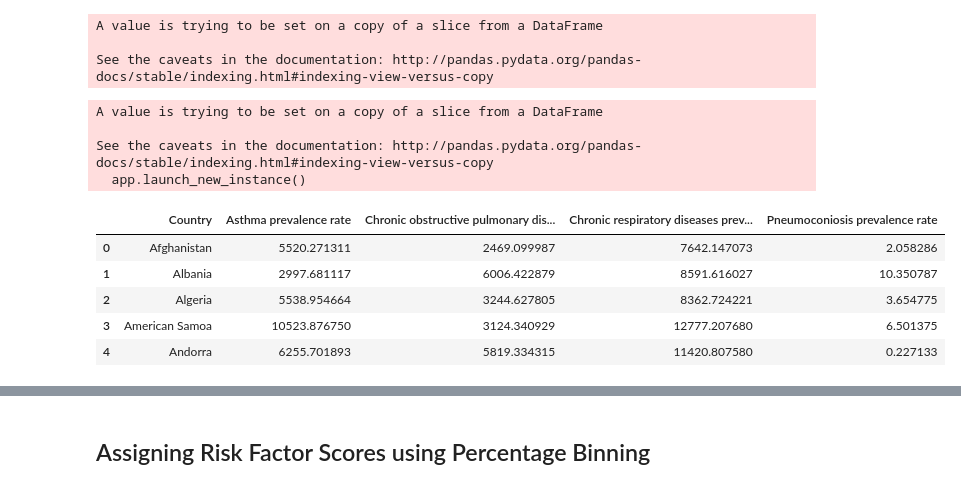
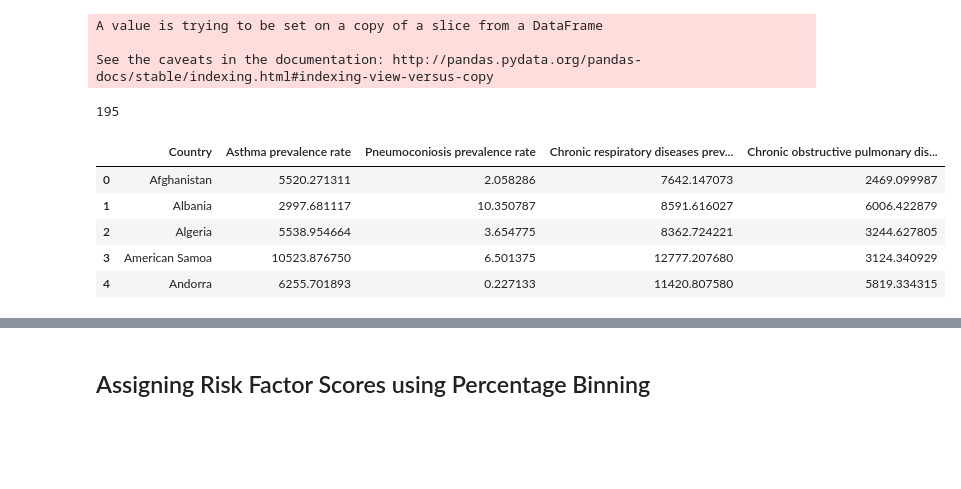
Before and after one commit to gsebaali/covid19_and_ncd_risk_factors, a Jupyter notebook: risk_factors_scores.ipynb, the cells around one changed output, grey strips where cells are left out. Cells and saved outputs as stored; diff of their text form; code cells hidden in the pictures; blank space fills up the shorter version.

```diff
--- a/risk_factors_scores.ipynb
+++ b/risk_factors_scores.ipynb
@@ -370,7 +388,3 @@ df_beh = df[(df['Risk Factor']=='Behavioral Risk Factor') &
             & (df['Disaggregation']=='Both sexes')]
 
 #df_beh.shape
-# %%
-df_beh[(df_beh['Indicator']=='Alcohol, heavy episodic drinking (15+) past 30 days (%), age-standardized')& (df_beh['Country']=='Congo')]
-
-df_beh.drop([7581],inplace=True)
@@ -391,7 +427,8 @@ for i in irange:
     pivot.reset_index(inplace=True)
     pivot.columns =['Country', i]
     df_behrisk['Country']=pivot['Country']
-    df_behrisk [i] = pivot[i]
+    #df_behrisk [i] = pivot[i]
+    df_behrisk = pd.concat([df_behrisk, pivot[i]], axis=1)
 
 
 
@@ -432,18 +447,3 @@ corr.style.background_gradient(cmap='coolwarm').set_precision(2)
 #### NCD Risk Factor
 # %%
 df_perc=df[(df['Year']==2017) & (df['Risk Factor']=='NCD Prevalence Rate')]
-# %%
-## remove duplicates of Congo
-
-df_perc[(df_perc['Indicator']=='Asthma prevalence rate')&( df_perc['Country']=='Congo')]
-df_perc.drop([6367], inplace=True)
-
-
-df_perc[df_perc['Indicator']=='Chronic obstructive pulmonary disease prevalence rate']['Country'].nunique()
-df_perc.drop([6563], inplace=True)
-
-df_perc[df_perc['Indicator']=='Chronic respiratory diseases prevalence rate']['Country'].nunique()
-df_perc.drop([6758], inplace=True)
-
-df_perc[df_perc['Indicator']=='Pneumoconiosis prevalence rate']['Country'].nunique()
-df_perc.drop([7165], inplace=True)
@@ -471,33 +458,52 @@ all 0 for the indicator: "Other chronic respiratory diseases prevalence rate" so
 A value is trying to be set on a copy of a slice from a DataFrame
 
 See the caveats in the documentation: http://pandas.pydata.org/pandas-docs/stable/indexing.html#indexing-view-versus-copy
+# %%
+a = df_perc[df_perc['Indicator']=='Asthma prevalence rate' ]
+b = df_perc[df_perc['Indicator']=='Chronic obstructive pulmonary disease prevalence rate'  ]
+c = df_perc[df_perc['Indicator']=='Chronic respiratory diseases prevalence rate' ]
+d = df_perc[df_perc['Indicator']== 'Pneumoconiosis prevalence rate' ]
+
+common_countries_ncd = \
+    set.intersection(set(a['Country']), set(b['Country']), set(c['Country']),set(d['Country']))
+
+
+df_perc = pd.concat([
+    a[a['Country'].isin(common_countries_ncd)],
+    b[b['Country'].isin(common_countries_ncd)],
+    c[c['Country'].isin(common_countries_ncd)],
+    d[d['Country'].isin(common_countries_ncd)]
+
+]).sort_values(by='Country')
+# %%
+len(common_countries_ncd)
+# %% [output]
+195
 # %%
 df_ncd=pd.DataFrame()
 irange = df_perc['Indicator'].unique()
 df_perc.sort_values(['Indicator', 'Country'], ascending=True, inplace = True)
 
 for i in irange:
 
     pivot = df_perc[df_perc['Indicator']==i].pivot(index='Country', columns='Indicator', values='Data')
     pivot.reset_index(inplace=True)
     pivot.columns =['Country', i]
     df_ncd['Country']=pivot['Country']
-    df_ncd [i] = pivot[i]
+    #df_ncd [i] = pivot[i]
+    df_ncd = pd.concat([df_ncd, pivot[i]], axis=1)
+
 
 
 
 df_ncd.head()
 # %% [output]
-A value is trying to be set on a copy of a slice from a DataFrame
-
-See the caveats in the documentation: http://pandas.pydata.org/pandas-docs/stable/indexing.html#indexing-view-versus-copy
-  app.launch_new_instance()
-|  | Country | Asthma prevalence rate | Chronic obstructive pulmonary dis... | Chronic respiratory diseases prev... | Pneumoconiosis prevalence rate |
-| 0 | Afghanistan | 5520.271311 | 2469.099987 | 7642.147073 | 2.058286 |
-| 1 | Albania | 2997.681117 | 6006.422879 | 8591.616027 | 10.350787 |
-| 2 | Algeria | 5538.954664 | 3244.627805 | 8362.724221 | 3.654775 |
-| 3 | American Samoa | 10523.876750 | 3124.340929 | 12777.207680 | 6.501375 |
-| 4 | Andorra | 6255.701893 | 5819.334315 | 11420.807580 | 0.227133 |
+|  | Country | Asthma prevalence rate | Pneumoconiosis prevalence rate | Chronic respiratory diseases prev... | Chronic obstructive pulmonary dis... |
+| 0 | Afghanistan | 5520.271311 | 2.058286 | 7642.147073 | 2469.099987 |
+| 1 | Albania | 2997.681117 | 10.350787 | 8591.616027 | 6006.422879 |
+| 2 | Algeria | 5538.954664 | 3.654775 | 8362.724221 | 3244.627805 |
+| 3 | American Samoa | 10523.876750 | 6.501375 | 12777.207680 | 3124.340929 |
+| 4 | Andorra | 6255.701893 | 0.227133 | 11420.807580 | 5819.334315 |
 # %%
 x =  df_ncd.iloc[:,1:4]
 x.head()
```
Also changed, not shown: parts of 107 cells of this notebook.
